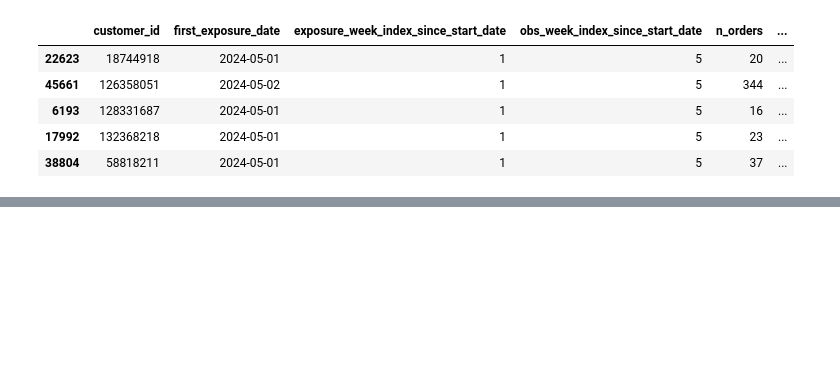
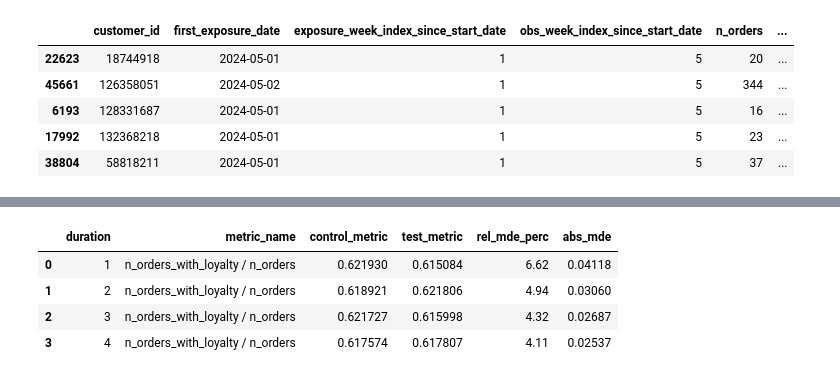
Before and after one commit to JordiCremades4444/central-node, a Jupyter notebook: notebooks/2024_6_loyaltycards/loyaltycards.ipynb, the cells around one changed output, grey strips where cells are left out. Saved outputs shown, nothing was run; the diff lists cells and outputs as text; code cells hidden in the pictures; blank space fills up the shorter version.

```diff
--- a/notebooks/2024_6_loyaltycards/loyaltycards.ipynb
+++ b/notebooks/2024_6_loyaltycards/loyaltycards.ipynb
@@ -133,0 +183,5 @@ sessions_outliers.head()
+# %%
+variants_params = {
+    'control': 0.5,
+    'variant': 0.5,
+    }
@@ -133,0 +228,23 @@ sessions_outliers.head()
+# %%
+%%time
+# configure and run MDE analysis
+
+experiment_config = ExperimentConfig(
+    metric_list = mde_configuration['metrics_to_mde'],
+    user_dimensions = [],
+    alpha = mde_accuracy['alpha']
+)
+
+mde_config = MDEConfig(
+    experiment_config = experiment_config,
+    experiment_days = mde_configuration['experiment_days'],
+    power = 1 - mde_accuracy['beta'],
+    compare_between_groups = mde_configuration['compare_between_groups']
+)
+
+mde_df_clean.rename(columns={
+    'exposure_week_index_since_start_date':'diff_exposure_days',
+    'obs_week_index_since_start_date':'experiment_days'
+}, inplace=True)
+
+first_launch_mde = ExperimentRunner.run_aa(mde_df_clean, mde_config)
@@ -133,0 +257,10 @@ sessions_outliers.head()
+# %%
+first_launch_mde['abs_mde'] = round(first_launch_mde['control_metric'] * first_launch_mde['rel_mde'],5)
+first_launch_mde['rel_mde_perc'] = round(first_launch_mde['rel_mde'] * 100,2)
+first_launch_mde[['duration', 'metric_name', 'control_metric', 'test_metric', 'rel_mde_perc', 'abs_mde']]
+# %% [output]
+|  | duration | metric_name | control_metric | test_metric | rel_mde_perc | abs_mde |
+| 0 | 1 | n_orders_with_loyalty / n_orders | 0.621930 | 0.615084 | 6.62 | 0.04118 |
+| 1 | 2 | n_orders_with_loyalty / n_orders | 0.618921 | 0.621806 | 4.94 | 0.03060 |
+| 2 | 3 | n_orders_with_loyalty / n_orders | 0.621727 | 0.615998 | 4.32 | 0.02687 |
+| 3 | 4 | n_orders_with_loyalty / n_orders | 0.617574 | 0.617807 | 4.11 | 0.02537 |
```
Also changed, not shown: parts of 20 cells of this notebook.
